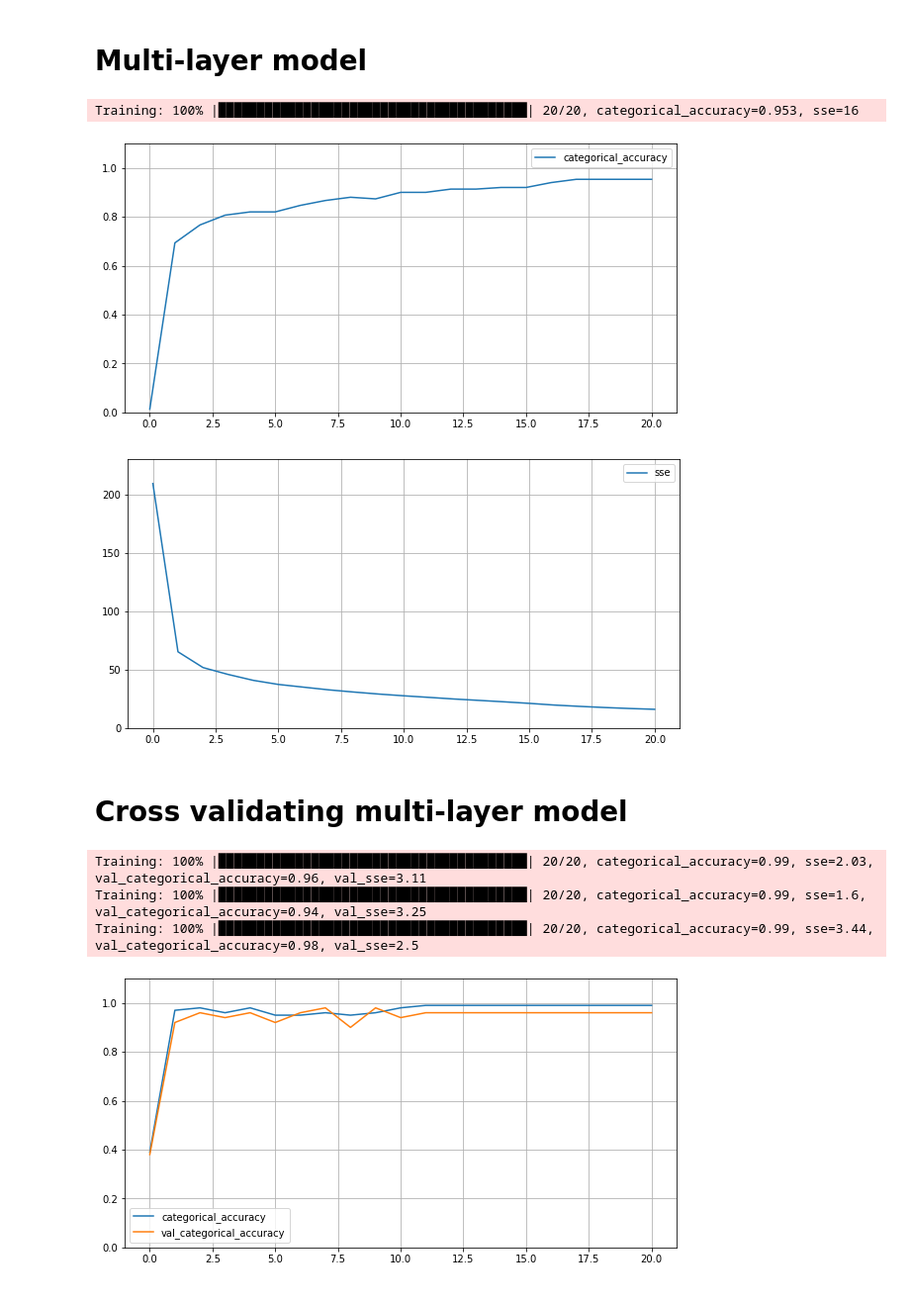
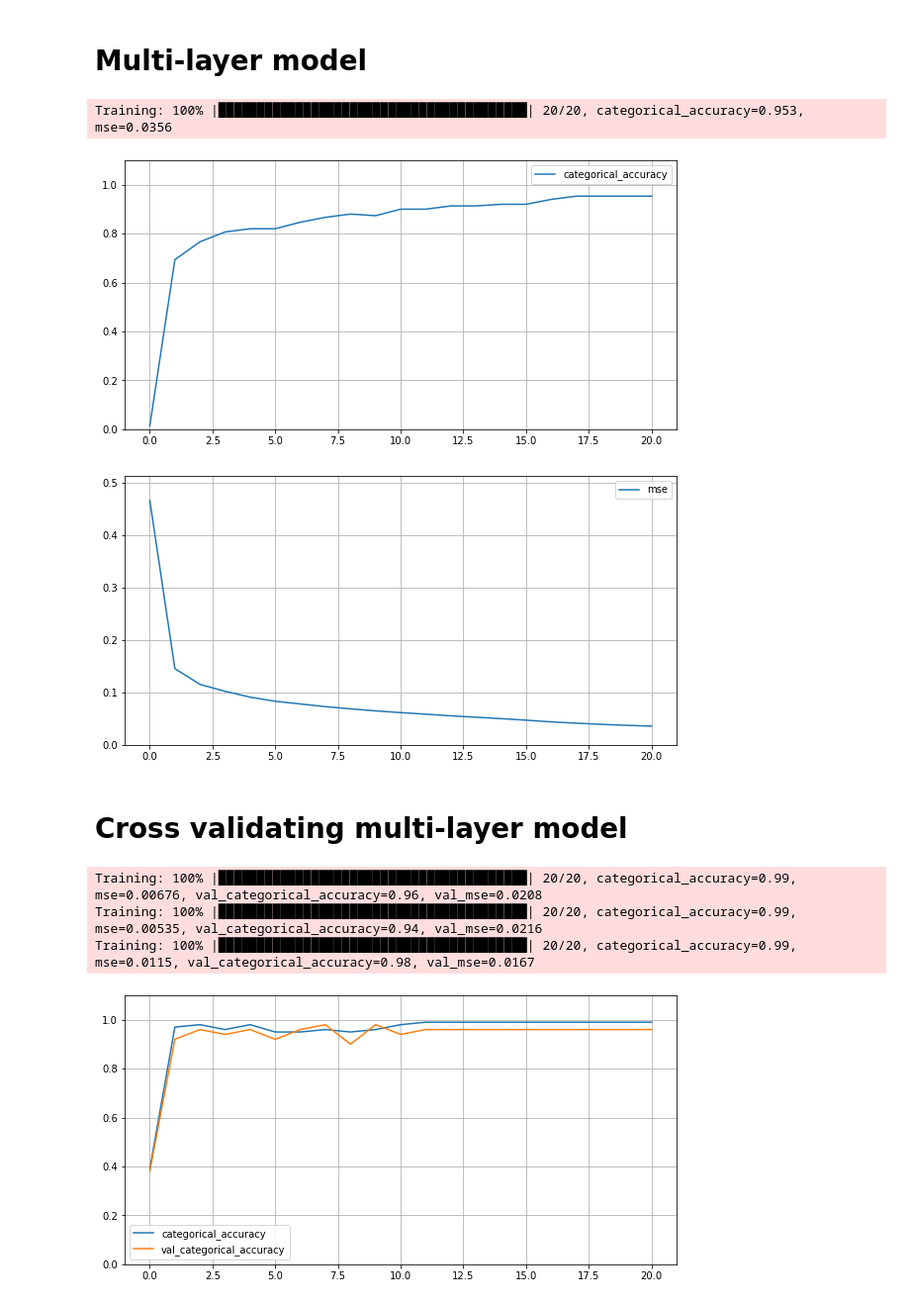
Before and after one commit to FilipHanzel/perceptron, a Jupyter notebook: examples/iris/iris.ipynb, the cells around one changed output. Shown: that part at 99% size. Drawn from its saved outputs; the diff is of its cells as text; code cells hidden in the pictures.

```diff
--- a/examples/iris.ipynb
+++ b/examples/iris/iris.ipynb
@@ -101,38 +103,38 @@ epochs = 20
 
 history = model.train(
     training_inputs=features,
     training_targets=targets,
     epochs=epochs,
     base_learning_rate=0.01,
     learning_rate_decay="exponential",
-    metrics=["categorical_accuracy", "sse"],
+    metrics=["categorical_accuracy", "mse"],
 )
 
 fig = plt.figure(figsize=(10, 5))
 ax = fig.add_subplot()
 
 ax.plot(
     range(epochs + 1), history["categorical_accuracy"], label="categorical_accuracy"
 )
 
 ax.set_ylim(bottom=0, top=1.1)
 ax.grid()
 ax.legend()
 plt.show()
 
 fig = plt.figure(figsize=(10, 5))
 ax = fig.add_subplot()
 
-ax.plot(range(epochs + 1), history["sse"], label="sse")
+ax.plot(range(epochs + 1), history["mse"], label="mse")
 
-ax.set_ylim(bottom=0, top=max(history["sse"]) * 1.1)
+ax.set_ylim(bottom=0, top=max(history["mse"]) * 1.1)
 ax.grid()
 ax.legend()
 plt.show()
 # %% [output]
-Training: 100% |████████████████████████████████████████| 20/20, categorical_accuracy=0.953, sse=16
+Training: 100% |████████████████████████████████████████| 20/20, categorical_accuracy=0.953, mse=0.0356
 [figure]
-[figure, old version]
+[figure, new version]
 # %% [markdown]
 # Cross validating multi-layer model
 # %%
@@ -157,12 +159,12 @@ history = cross_validation(
     base_learning_rate=0.1,
     learning_rate_decay="linear",
     model_params=model_params,
-    metrics=["categorical_accuracy", "sse"],
+    metrics=["categorical_accuracy", "mse"],
 )
 # %% [output]
-Training: 100% |████████████████████████████████████████| 20/20, categorical_accuracy=0.99, sse=2.03, val_categorical_accuracy=0.96, val_sse=3.11
-Training: 100% |████████████████████████████████████████| 20/20, categorical_accuracy=0.99, sse=1.6, val_categorical_accuracy=0.94, val_sse=3.25
-Training: 100% |████████████████████████████████████████| 20/20, categorical_accuracy=0.99, sse=3.44, val_categorical_accuracy=0.98, val_sse=2.5
+Training: 100% |████████████████████████████████████████| 20/20, categorical_accuracy=0.99, mse=0.00676, val_categorical_accuracy=0.96, val_mse=0.0208
+Training: 100% |████████████████████████████████████████| 20/20, categorical_accuracy=0.99, mse=0.00535, val_categorical_accuracy=0.94, val_mse=0.0216
+Training: 100% |████████████████████████████████████████| 20/20, categorical_accuracy=0.99, mse=0.0115, val_categorical_accuracy=0.98, val_mse=0.0167
 # %%
 for run in history:
     fig = plt.figure(figsize=(10, 5))
```
Also changed, not shown: parts of 3 cells of this notebook, 11 other files.
